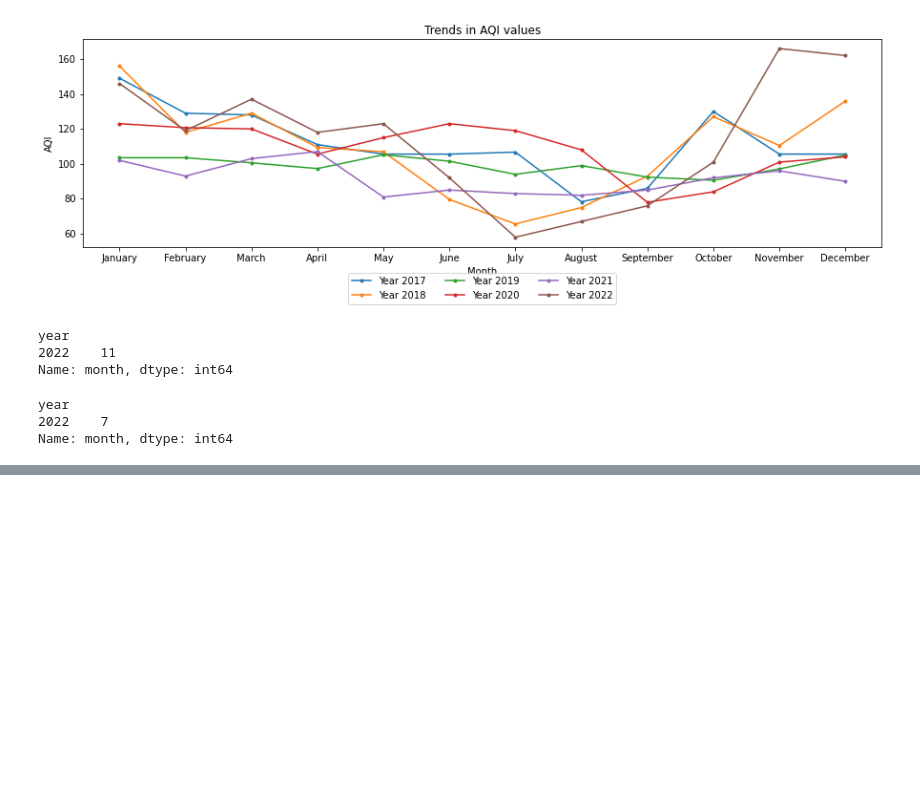
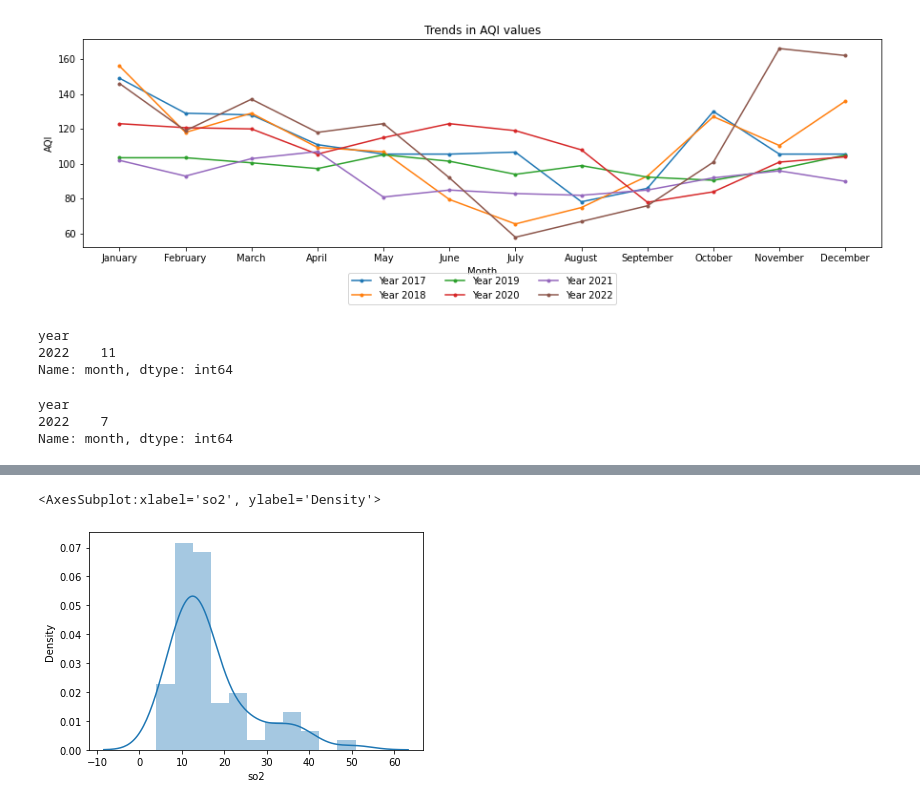
Before and after one commit to sai14karthik/AQI, a Jupyter notebook: AirQuality .ipynb, the cells around one changed output, grey strips where cells are left out. Cells and saved outputs as stored; diff of their text form; code cells hidden in the pictures; blank space fills up the shorter version.

```diff
--- a/AirQuality .ipynb
+++ b/AirQuality .ipynb
@@ -345,0 +351,5 @@ Name: month, dtype: int64
+# %%
+sns.distplot(data["so2"])
+# %% [output]
+<AxesSubplot:xlabel='so2', ylabel='Density'>
+[figure, added]
```
Also changed, not shown: parts of 14 cells of this notebook.
